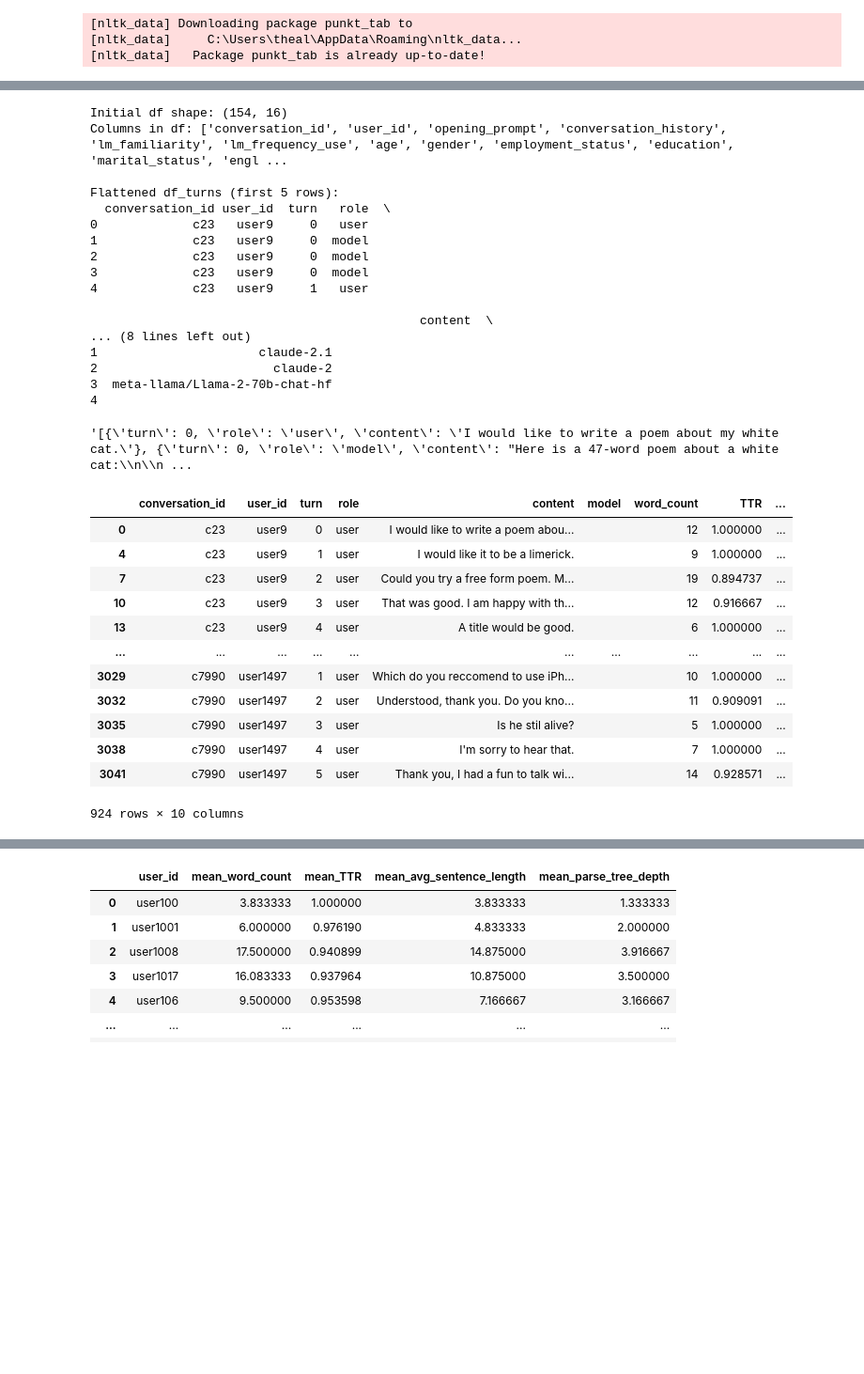
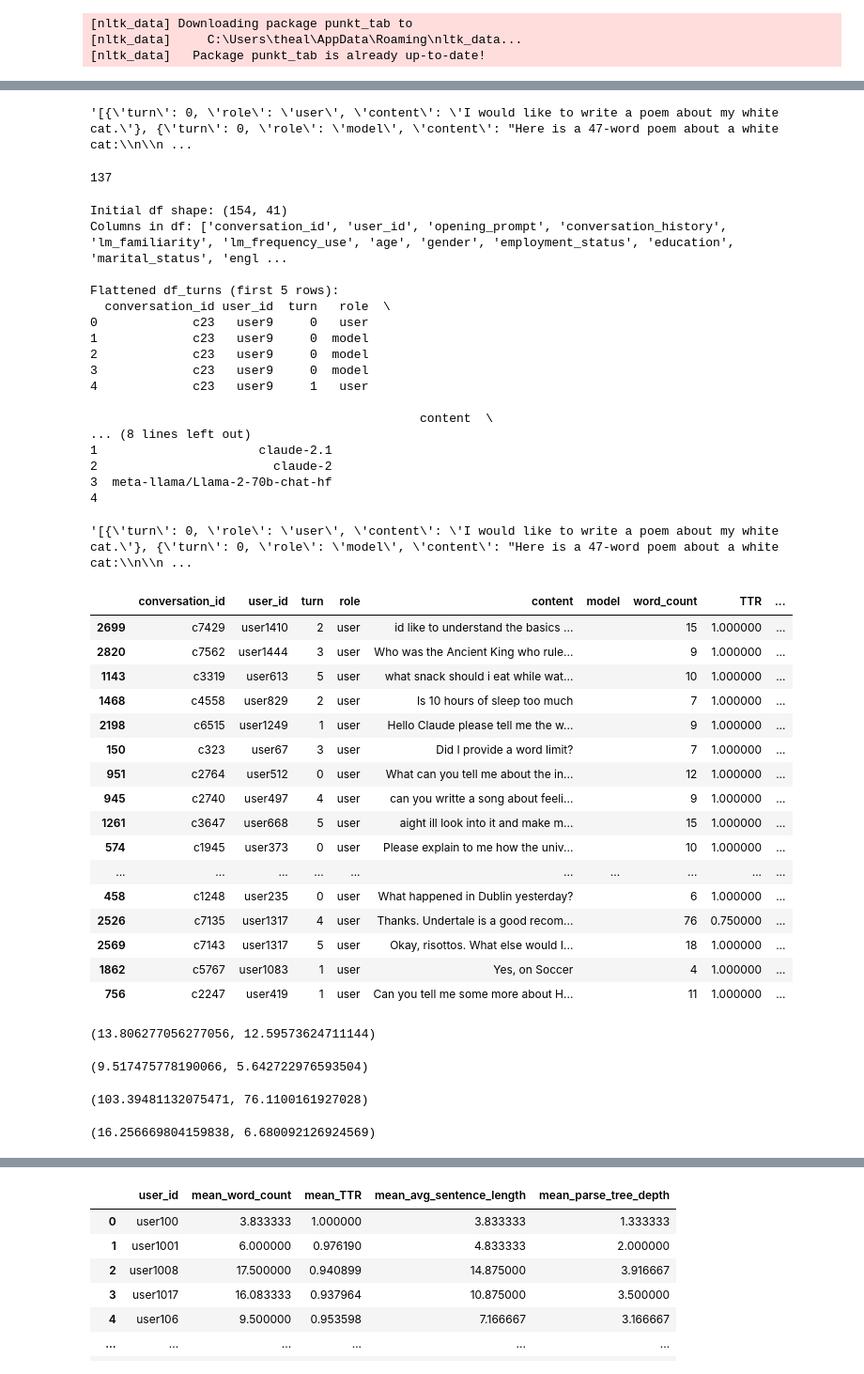
Before and after one commit to Vamosv/Project_PRISM, a Jupyter notebook: alex_analysis1.ipynb, the cells around one changed output, grey strips where cells are left out. Shown at 94% size. Saved outputs shown, nothing was run; the diff lists cells and outputs as text; code cells hidden in the pictures; blank space fills up the shorter version.

Commit message:
Turn analysis psychological simple

```diff
--- a/alex_analysis1.ipynb
+++ b/alex_analysis1.ipynb
@@ -15,3 +26,11 @@ nlp = spacy.load("en_core_web_sm")
+# %%
+df_test.iloc[0]['conversation_history']
+# %% [output]
+'[{\'turn\': 0, \'role\': \'user\', \'content\': \'I would like to write a poem about my white cat.\'}, {\'turn\': 0, \'role\': \'model\', \'content\': "Here is a 47-word poem about a white cat:\\n\\n ...
+# %%
+len(df_test['user_id'].unique())
+# %% [output]
+137
 # %%
 
 
@@ -86,7 +105,7 @@ def get_syntactic_metrics(text):
         'max_dep_tree_depth': max_depth
     }
 # %%
-df = pd.read_csv("important_data_v2.csv")
+df = pd.read_csv("important_data_v3_metrics.csv")
 
 
 print("Initial df shape:", df.shape)
@@ -105,6 +124,8 @@ df_turns['parse_tree_depth'] = syntactic_info.apply(lambda x: x['max_dep_tree_de
 
 
 df_turns_users = df_turns[df_turns['role'] == 'user'].copy()
+
+df_turns_model = df_turns[df_turns['role'] == 'model'].copy()
 
 
 # d) Aggregate to user level
@@ -126,7 +147,7 @@ user_level = (
     })
 )
 # %% [output]
-Initial df shape: (154, 16)
+Initial df shape: (154, 41)
 Columns in df: ['conversation_id', 'user_id', 'opening_prompt', 'conversation_history', 'lm_familiarity', 'lm_frequency_use', 'age', 'gender', 'employment_status', 'education', 'marital_status', 'engl ...
 
 Flattened df_turns (first 5 rows):
@@ -148,18 +169,40 @@ df.iloc[0]['conversation_history']
 # %% [output]
 '[{\'turn\': 0, \'role\': \'user\', \'content\': \'I would like to write a poem about my white cat.\'}, {\'turn\': 0, \'role\': \'model\', \'content\': "Here is a 47-word poem about a white cat:\\n\\n ...
 # %%
-df_turns_users
+df_turns_users.sample(20)
 # %% [output]
 |  | conversation_id | user_id | turn | role | content | model | word_count | TTR | ... |
-| 0 | c23 | user9 | 0 | user | I would like to write a poem abou... |  | 12 | 1.000000 | ... |
-| 4 | c23 | user9 | 1 | user | I would like it to be a limerick. |  | 9 | 1.000000 | ... |
-| 7 | c23 | user9 | 2 | user | Could you try a free form poem. M... |  | 19 | 0.894737 | ... |
-| 10 | c23 | user9 | 3 | user | That was good. I am happy with th... |  | 12 | 0.916667 | ... |
-| 13 | c23 | user9 | 4 | user | A title would be good. |  | 6 | 1.000000 | ... |
+| 2699 | c7429 | user1410 | 2 | user | id like to understand the basics ... |  | 15 | 1.000000 | ... |
+| 2820 | c7562 | user1444 | 3 | user | Who was the Ancient King who rule... |  | 9 | 1.000000 | ... |
+| 1143 | c3319 | user613 | 5 | user | what snack should i eat while wat... |  | 10 | 1.000000 | ... |
+| 1468 | c4558 | user829 | 2 | user | Is 10 hours of sleep too much |  | 7 | 1.000000 | ... |
+| 2198 | c6515 | user1249 | 1 | user | Hello Claude please tell me the w... |  | 9 | 1.000000 | ... |
+| 150 | c323 | user67 | 3 | user | Did I provide a word limit? |  | 7 | 1.000000 | ... |
+| 951 | c2764 | user512 | 0 | user | What can you tell me about the in... |  | 12 | 1.000000 | ... |
+| 945 | c2740 | user497 | 4 | user | can you writte a song about feeli... |  | 9 | 1.000000 | ... |
+| 1261 | c3647 | user668 | 5 | user | aight ill look into it and make m... |  | 15 | 1.000000 | ... |
+| 574 | c1945 | user373 | 0 | user | Please explain to me how the univ... |  | 10 | 1.000000 | ... |
 | ... | ... | ... | ... | ... | ... | ... | ... | ... | ... |
-| 3029 | c7990 | user1497 | 1 | user | Which do you reccomend to use iPh... |  | 10 | 1.000000 | ... |
-| 3032 | c7990 | user1497 | 2 | user | Understood, thank you. Do you kno... |  | 11 | 0.909091 | ... |
-| 3035 | c7990 | user1497 | 3 | user | Is he stil alive? |  | 5 | 1.000000 | ... |
-| 3038 | c7990 | user1497 | 4 | user | I'm sorry to hear that. |  | 7 | 1.000000 | ... |
-| 3041 | c7990 | user1497 | 5 | user | Thank you, I had a fun to talk wi... |  | 14 | 0.928571 | ... |
+| 458 | c1248 | user235 | 0 | user | What happened in Dublin yesterday? |  | 6 | 1.000000 | ... |
+| 2526 | c7135 | user1317 | 4 | user | Thanks. Undertale is a good recom... |  | 76 | 0.750000 | ... |
+| 2569 | c7143 | user1317 | 5 | user | Okay, risottos. What else would I... |  | 18 | 1.000000 | ... |
+| 1862 | c5767 | user1083 | 1 | user | Yes, on Soccer |  | 4 | 1.000000 | ... |
+| 756 | c2247 | user419 | 1 | user | Can you tell me some more about H... |  | 11 | 1.000000 | ... |
-924 rows × 10 columns
+# %%
+# Get average sentennce length and word count across all turns and std dev
+
+df_turns_users['word_count'].mean(), df_turns_users['word_count'].std()
+# %% [output]
+(13.806277056277056, 12.59573624711144)
+# %%
+df_turns_users['avg_sentence_length'].mean(), df_turns_users['avg_sentence_length'].std()
+# %% [output]
+(9.517475778190066, 5.642722976593504)
+# %%
+df_turns_model['word_count'].mean(), df_turns_model['word_count'].std()
+# %% [output]
+(103.39481132075471, 76.1100161927028)
+# %%
+df_turns_model['avg_sentence_length'].mean(), df_turns_model['avg_sentence_length'].std()
+# %% [output]
+(16.256669804159838, 6.680092126924569)
```
Also changed, not shown: parts of 3 cells of this notebook, 1 other file.
